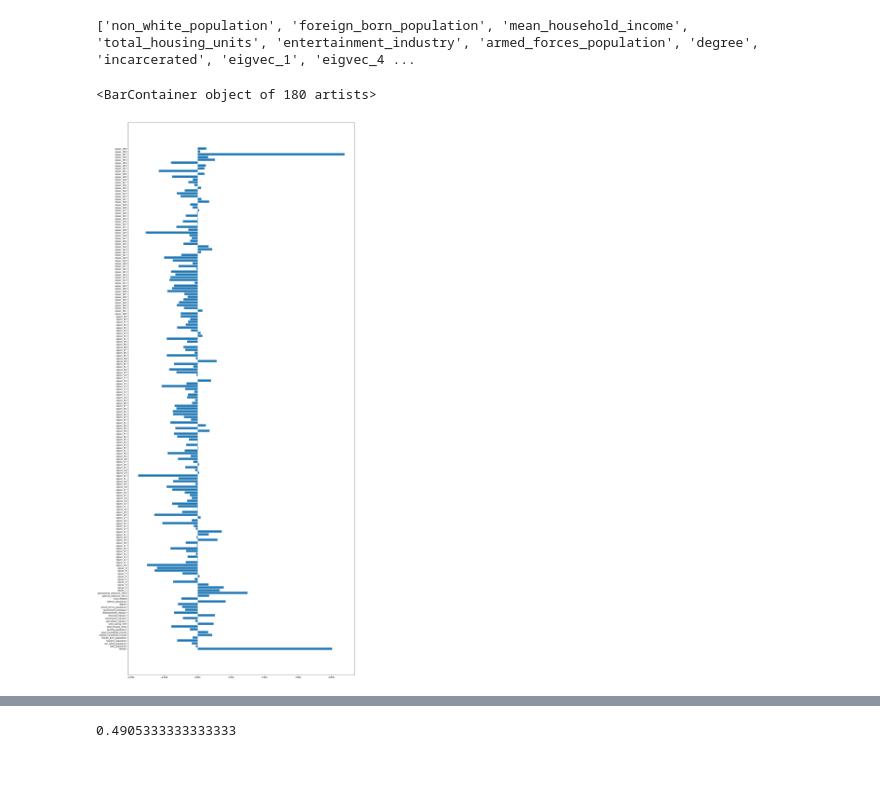
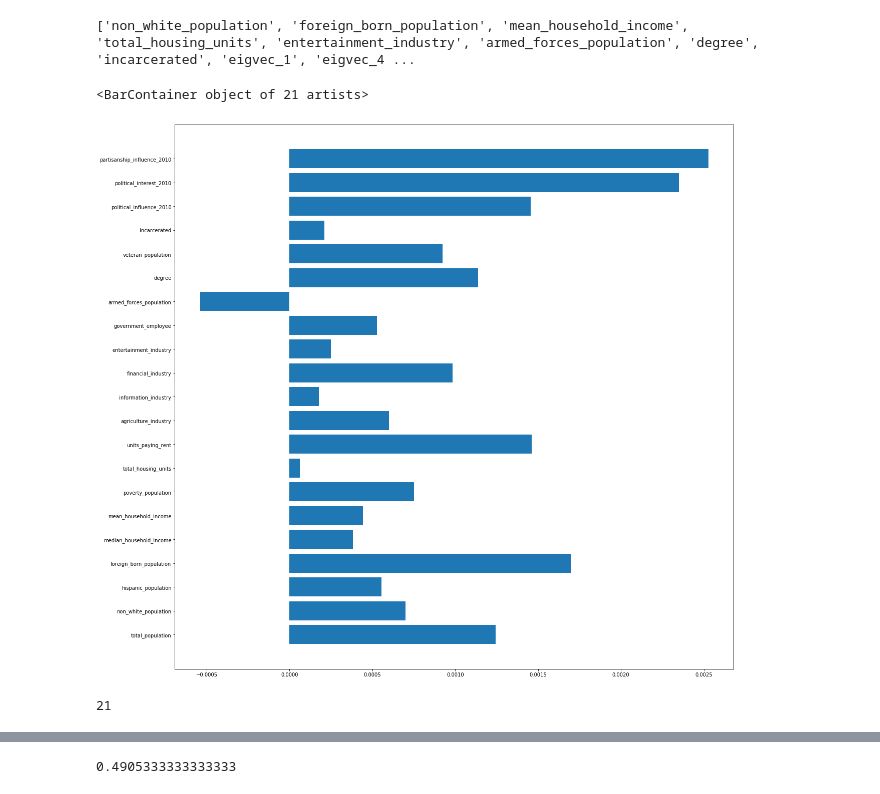
Before and after one commit to ericjm24/fuzzy-fortnight-project, a Jupyter notebook: categorical_ML.ipynb, the cells around one changed output, grey strips where cells are left out. Drawn from its saved outputs; the diff is of its cells as text; code cells hidden in the pictures.

```diff
--- a/categorical_ML.ipynb
+++ b/categorical_ML.ipynb
@@ -102,0 +177,18 @@ NameError: name 'train' is not defined
+# %%
+k = list(range(11))
+print(k)
+scores_w_influence = []
+scores_w_out_influence = []
+for k_item in k:
+    temp_scores_2 = []
+    for t in range(15):
+        RF_classifier = RandomForestClassifier(n_estimators=100, n_jobs=-1)
+        temp_cols_2 = list(pd.Series(eigs).sample(n=k_item))
+        these_cols = x_cols_2 + temp_cols_2
+        print(these_cols)
+        RF_classifier.fit(X_train[these_cols], Y_train)
+        temp_2 = RF_classifier.score(X_test[x_cols_2+temp_cols_2], Y_test)
+        print(temp_2)
+        temp_scores_2.append(temp_2)
+    print(temp_scores_2)
+    scores_w_out_influence.append(temp_scores_2)
@@ -102,0 +227,6 @@ NameError: name 'train' is not defined
+# %%
+RF_classifier = RandomForestClassifier(n_estimators=100, n_jobs=-1)
+x_train_temp = X_train.drop(columns=[x for x in X_train.columns if 'eigvec' in x])
+x_test_temp = X_test[x_train_temp.columns]
+# %%
+RF_classifier.fit(x_train_temp, Y_train)
@@ -102,0 +280,10 @@ NameError: name 'train' is not defined
+# %%
+scores_2 = []
+for k_item in k:
+    RF_classifier = RandomForestClassifier(n_estimators=100, n_jobs = -1)
+    x_train_temp = X_train.drop(columns = [x for x in X_train.columns if ('eigvec' in x and (int(x.split('eigvec_')[1]) < k_item or int(x.split('eigvec_')[1])>=157)) or ('influence' in x)])
+    x_test_temp = X_test[x_train_temp.columns]
+    RF_classifier.fit(x_train_temp, Y_train)
+    temp = RF_classifier.score(x_test_temp, Y_test)
+    print(k_item, temp)
+    scores_2.append(temp)
@@ -146,8 +379,9 @@ print(drop_cols)
 # %%
 import matplotlib.pyplot as plt
 %matplotlib inline
-plt.figure(figsize=(20,50))
-plt.barh(list(out.keys()), list(out.values()))
+plt.figure(figsize=(20,20))
+out2 = {k:v for k,v in out.items() if 'eigvec' not in k and k != 'partisanship_2010'}
+plt.barh(list(out2.keys()), list(out2.values()))
 # %% [output]
-<BarContainer object of 180 artists>
+<BarContainer object of 21 artists>
-[figure, old version]
+[figure, new version]
@@ -153,0 +392,4 @@ plt.barh(list(out.keys()), list(out.values()))
+# %%
+len(df_out)
+# %% [output]
+21
```
Also changed, not shown: parts of 70 cells of this notebook, 4 other files.
